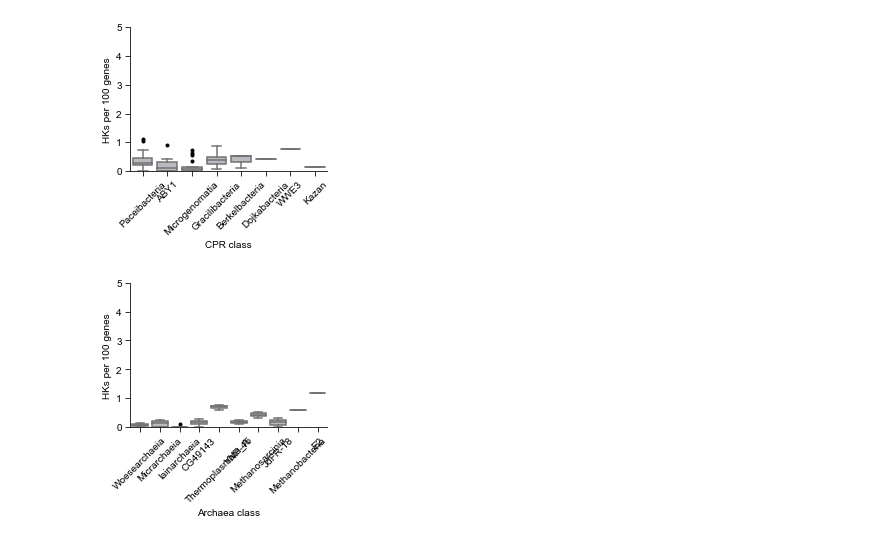
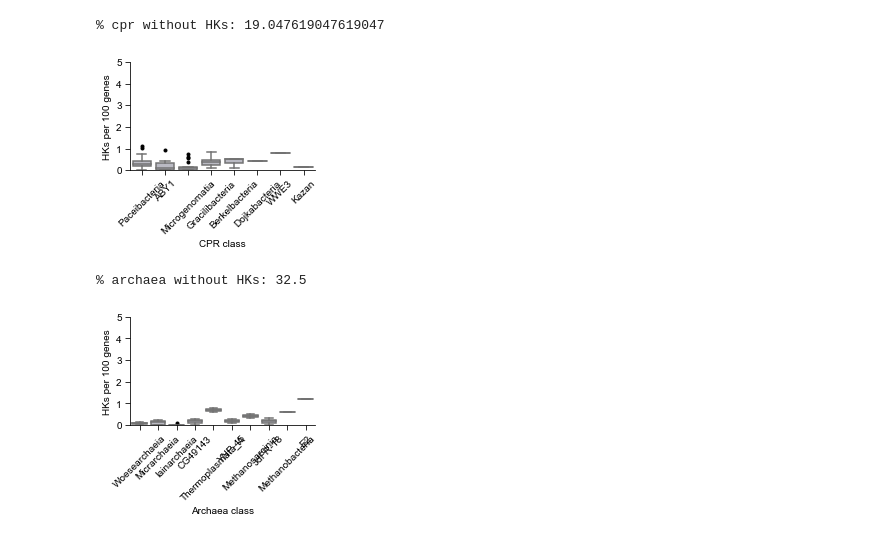
Before and after one commit to annelisegoldman/DeMMOworkflow, a Jupyter notebook: plotting scripts/022522_fig3.ipynb, the cells around one changed output. Cells and saved outputs as stored; diff of their text form; code cells hidden in the pictures.

```diff
--- a/plotting scripts/022522_fig3.ipynb
+++ b/plotting scripts/022522_fig3.ipynb
@@ -5,12 +5,16 @@
 import pandas as pd
 import seaborn as sns
 import matplotlib.pyplot as pp
+import numpy as np
 from axes_style import set_axes_style, set_axes_height
+
 
 # set standard axes styles
 set_axes_style()
-figWidth = 4
+figWidth = 5
 figHeight = 3
+
+axes_height = 1.5
 
 #save lists of colors
 colors = ['#ed7e7e', '#f5e17f', '#6a9fe6', '#8decfc', '#63a68d', '#ce90f0', '#f5ab62', '#fa41a1', '#ce90f0', '#06c961',
@@ -116,36 +181,42 @@ cpr = df1[df1["type"] =="cpr"]
 
 cpr_perc = cpr["class"].value_counts(normalize = True)
 
 # make the CPR class plot
 # color = ['#b9b9c4', '#b9b9c4', '#b9b9c4', '#b9b9c4', '#b9b9c4', '#b9b9c4', '#b9b9c4', '#b9b9c4']
 
 cpr_order = ["Paceibacteria","ABY1","Microgenomatia", "Gracilibacteria", "Berkelbacteria","Dojkabacteria","WWE3","Kazan"]
 
 ax_HK4 = sns.boxplot(y="HK_per_100_genes", x="class", data=cpr, order=cpr_order,
                     color = '#b9b9c4', flierprops = dict(marker = 'o', markersize = 3, markerfacecolor = 'black',
                                                       markeredgecolor = 'black'))
 
 
 # set the y axis limits
 ax_HK4.set_ylim(0,5)
 
 # label axes
 ax_HK4.set_ylabel("HKs per 100 genes")
 ax_HK4.set_xlabel("CPR class")
 
 locs = ax_HK4.get_xticks()
 ax_HK4.set_xticks(locs,labels=cpr_order,rotation=45)
 
 # remove the right and top borders (but not the axes)
 ax_HK4.spines['right'].set_visible(False)
 ax_HK4.spines['top'].set_visible(False)
 
 # set axes style and save figure
-set_axes_height(ax_HK4,2)
+set_axes_height(ax_HK4,axes_height)
 fileoutc = 'CPR_boxplot.svg'
-pp.savefig(fileoutc, bbox_inches="tight")
+#pp.savefig(fileoutc, bbox_inches="tight")
+
+cpr_no_HKs = len(cpr[cpr["HK_count"]==0])
+all_cpr = 105
+cpr_perc_no_HKs = (cpr_no_HKs/all_cpr)*100
+print('% cpr without HKs:',cpr_perc_no_HKs)
 # %% [output]
+% cpr without HKs: 19.047619047619047
-[figure, old version]
+[figure, new version]
 # %%
 figD = pp.figure(figsize=(figWidth, figHeight))
 ax_HK5 = pp.subplot(1,1,1)
@@ -177,8 +248,14 @@ ax_HK5.set_xticks(locs,labels=archaea_order,rotation=45)
 set_axes_height(ax_HK5,2)
 ax_HK5.spines['right'].set_visible(False)
 ax_HK5.spines['top'].set_visible(False)
+set_axes_height(ax_HK5, axes_height)
+fileoutd = 'archaea_boxplot.svg'
+#pp.savefig(fileoutd, bbox_inches="tight")
 
-fileoutd = 'archaea_boxplot.svg'
-pp.savefig(fileoutd, bbox_inches="tight")
+archaea_no_HKs = len(arch[arch["HK_count"]==0])
+all_archaea = 40
+archaea_perc_no_HKs = (archaea_no_HKs/all_archaea)*100
+print('% archaea without HKs:',archaea_perc_no_HKs)
 # %% [output]
+% archaea without HKs: 32.5
-[figure, old version]
+[figure, new version]
```
Also changed, not shown: parts of 4 cells of this notebook.
